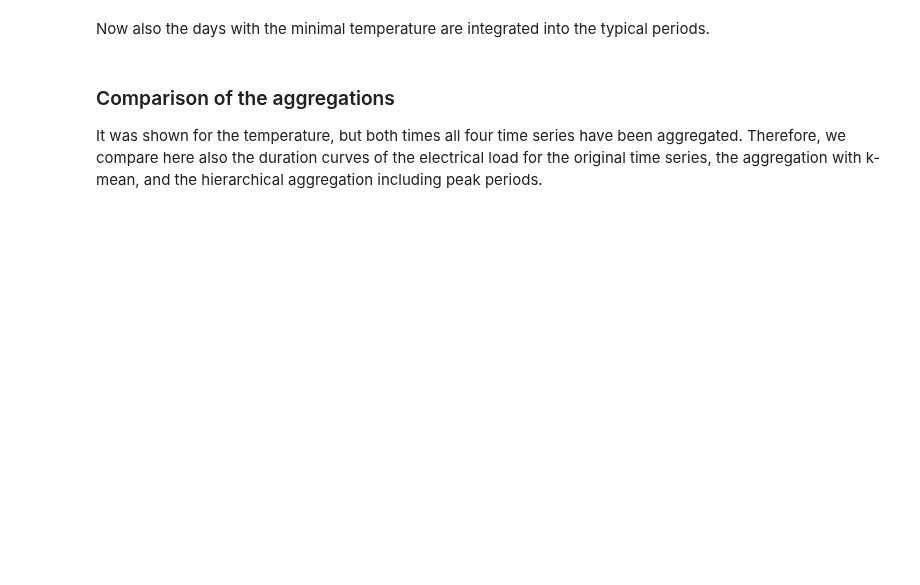
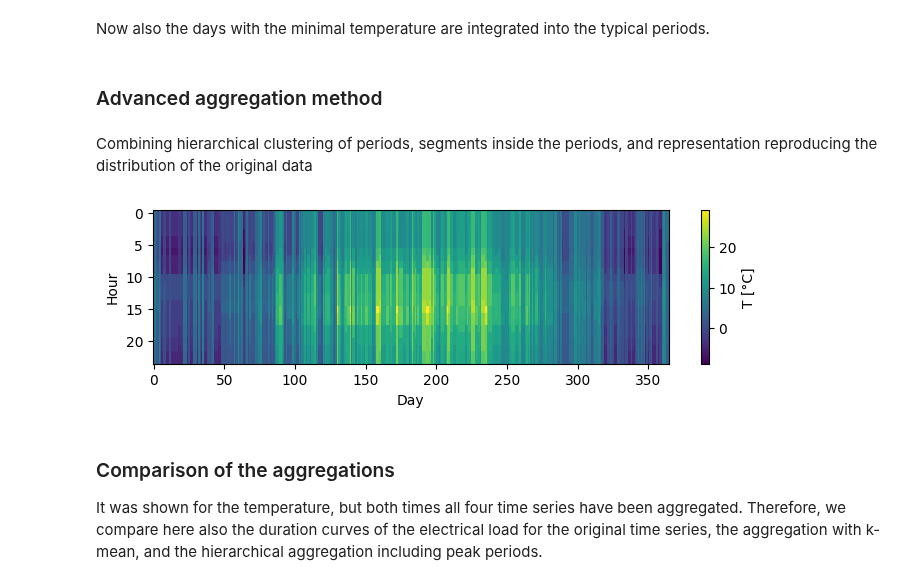
Before and after one commit to FZJ-IEK3-VSA/tsam, a Jupyter notebook: examples/aggregation_example.ipynb, the cells around one changed output. Drawn from its saved outputs; the diff is of its cells as text; code cells hidden in the pictures; blank space fills up the shorter version.

```diff
--- a/examples/aggregation_example.ipynb
+++ b/examples/aggregation_example.ipynb
@@ -131,2 +135,6 @@ plotTS(predictedPeriodsWithEx['T'], 24, vmin = raw['T'].min(), vmax = raw['T'].m
 # %% [markdown]
 Now also the days with the minimal temperature are integrated into the typical periods.
+# %% [markdown]
+### Advanced aggregation method
+# %% [markdown]
+Combining hierarchical clustering of periods, segments inside the periods, and representation reproducing the distribution of the original data
@@ -133,3 +154,7 @@ Now also the days with the minimal temperature are integrated into the typical p
+# %%
+plotTS(predictedPeriodsAdvanced['T'], 24, vmin = raw['T'].min(), vmax = raw['T'].max())
+# %% [output]
+[figure, added]
 # %% [markdown]
 ### Comparison of the aggregations
 It was shown for the temperature, but both times all four time series have been aggregated. Therefore, we compare here also the duration curves  of the electrical load for the original time series, the aggregation with k-mean, and the hierarchical aggregation including peak periods.
```
Also changed, not shown: parts of 9 cells of this notebook, 1 other file.
